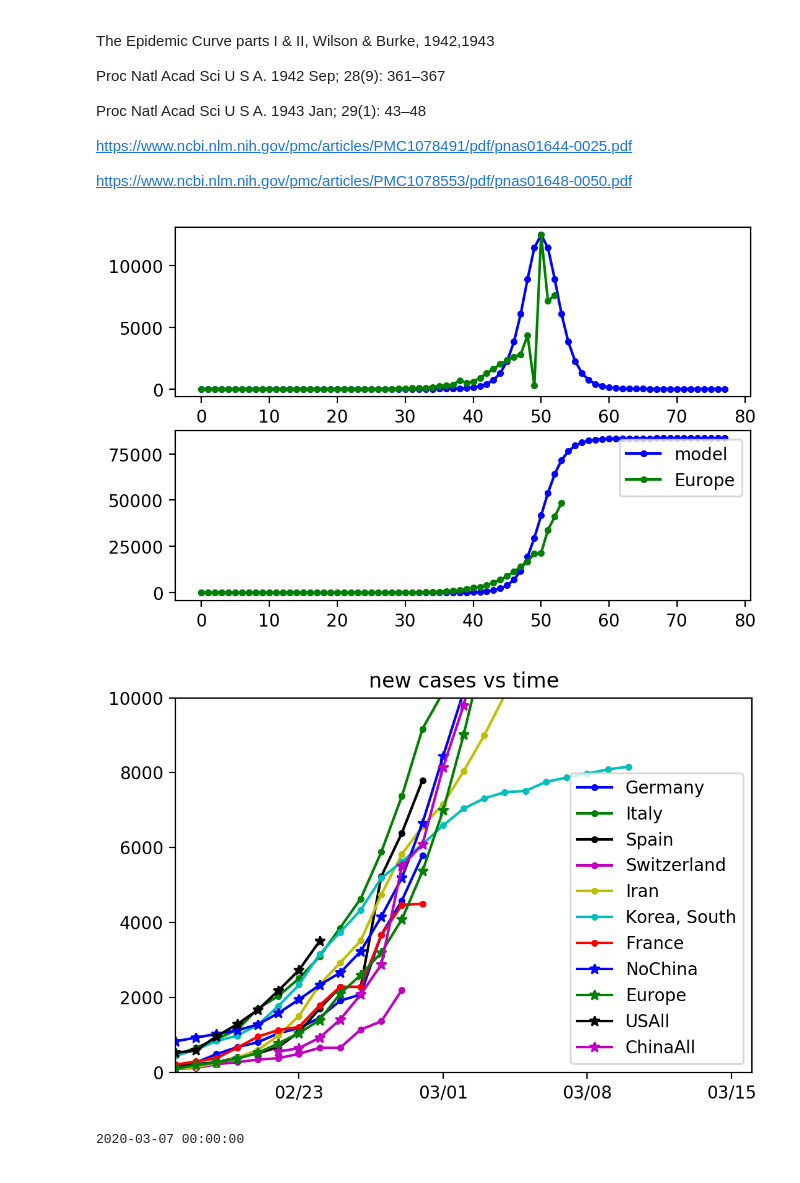
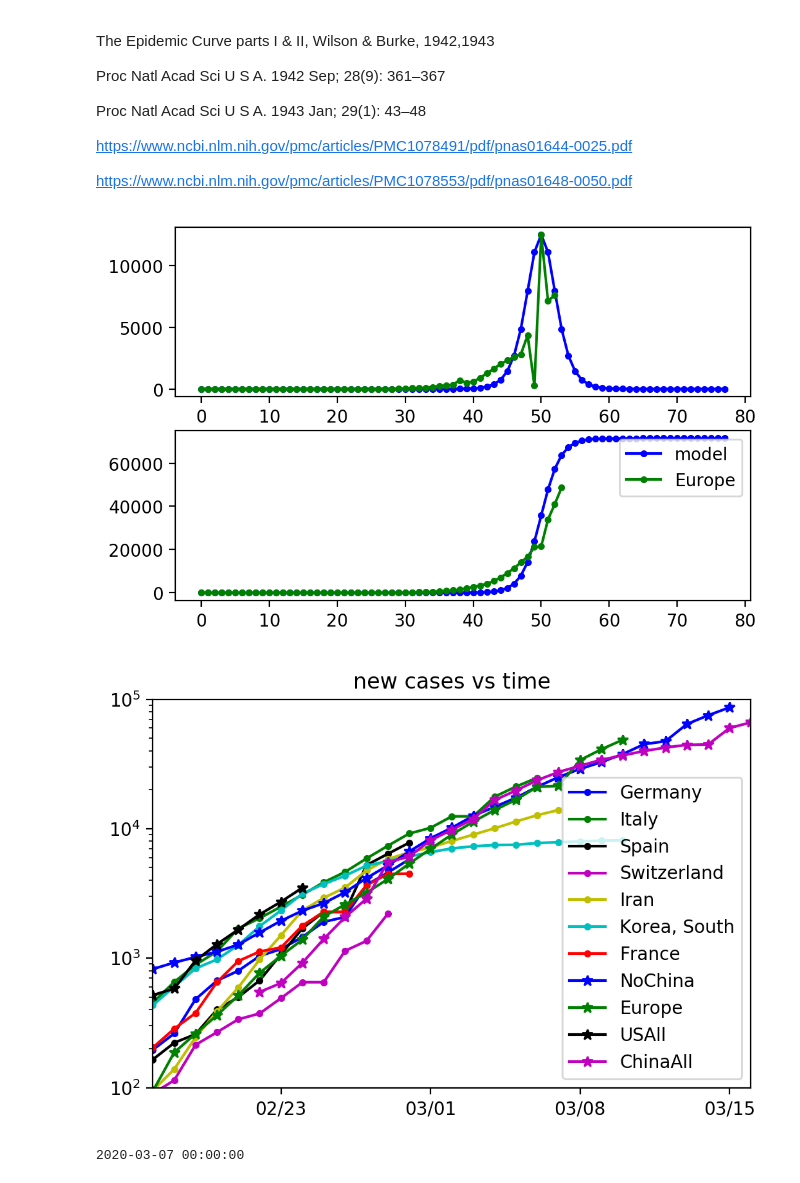
Before and after one commit to raysalem/sars-cov-19, a Jupyter notebook: cov-19.ipynb, the cells around one changed output. Saved outputs shown, nothing was run; the diff lists cells and outputs as text; code cells hidden in the pictures.

Commit message:
minor bug and switch one plot semilogy

```diff
--- a/cov-19.ipynb
+++ b/cov-19.ipynb
@@ -167,7 +173,7 @@ df = pd.read_csv(link,parse_dates=True)
 df =df.set_index(["Country/Region","Lat","Long","Province/State"])
 
 
-df.columns = pd.to_datetime(data.columns,format="%m/%d/%y")
+df.columns = pd.to_datetime(df.columns,format="%m/%d/%y")
 
 dt = df.columns[-1]
 print(dt)
@@ -384,7 +403,7 @@ for ctr in countries.keys():
     A=max(Nd)
     # this is width variable, smaller means slower groth (this is a guss)
     # first run wiht a good set then adjust to target (for example run with south kora)
-    B=0.3
+    B=0.35
 
     C=np.argmax(Nd)
 
@@ -401,7 +420,7 @@ for ctr in countries.keys():
     plt.legend()
     #plt.title("total cases over time");
 # %% [output]
-[figure, old version]
+[figure, new version]
 # %%
 #align countries, with the following offset to get a prediction where they are
 # ideally normalize too
@@ -419,36 +438,36 @@ offsets = {"ChinaAll":31,
            "Norway":-20,
            "United Kingdom":-20,
            "USAll":-20}
 
 
 
 
 
 #plt.rcParams['axes.prop_cycle'] = ("cycler('color', 'rgbcmyk') +"
 #                                   "cycler('lw', [1, 1, 3])")
 
 fig, ax=plt.subplots(1,1)
 for index, row in data[data[dt]>2000].iterrows():
     ctr =index[0]
     #print(ctr)
     if("China" == ctr): continue
 
     vdt = [(d +datetime.timedelta(days=offsets[ctr])).date()#.strftime("%m/%d")
            for d in data.columns]
 
-    ax.plot(vdt,row.values, label=ctr)
+    ax.semilogy(vdt,row.values, label=ctr)
 #ax.xaxis.set_major_locator(myLocator)
 ax.grid()
 #control range to zoom regio of interest
-ax.set_ylim(0, 10000)
+ax.set_ylim(1e2, 1e5)
 ax.set_xlim(datetime.date(2020, 2, 17), datetime.date.today())
 ax.xaxis.set_major_locator(myLocator)
 ax.grid()
 ax.xaxis.set_major_formatter(myFmt)
 ax.legend()
 ax.set_title("new cases vs time");
 # %% [output]
-[figure, old version]
+[figure, new version]
 # %%
 # try to predict the 'US' covid-19 number of illness, will adapt the rate, note this will only reflect
 # the positive exponent of the logistic curver (at the inflection points switchs from exponential to logarithmic)
```
Also changed, not shown: parts of 6 cells of this notebook.
